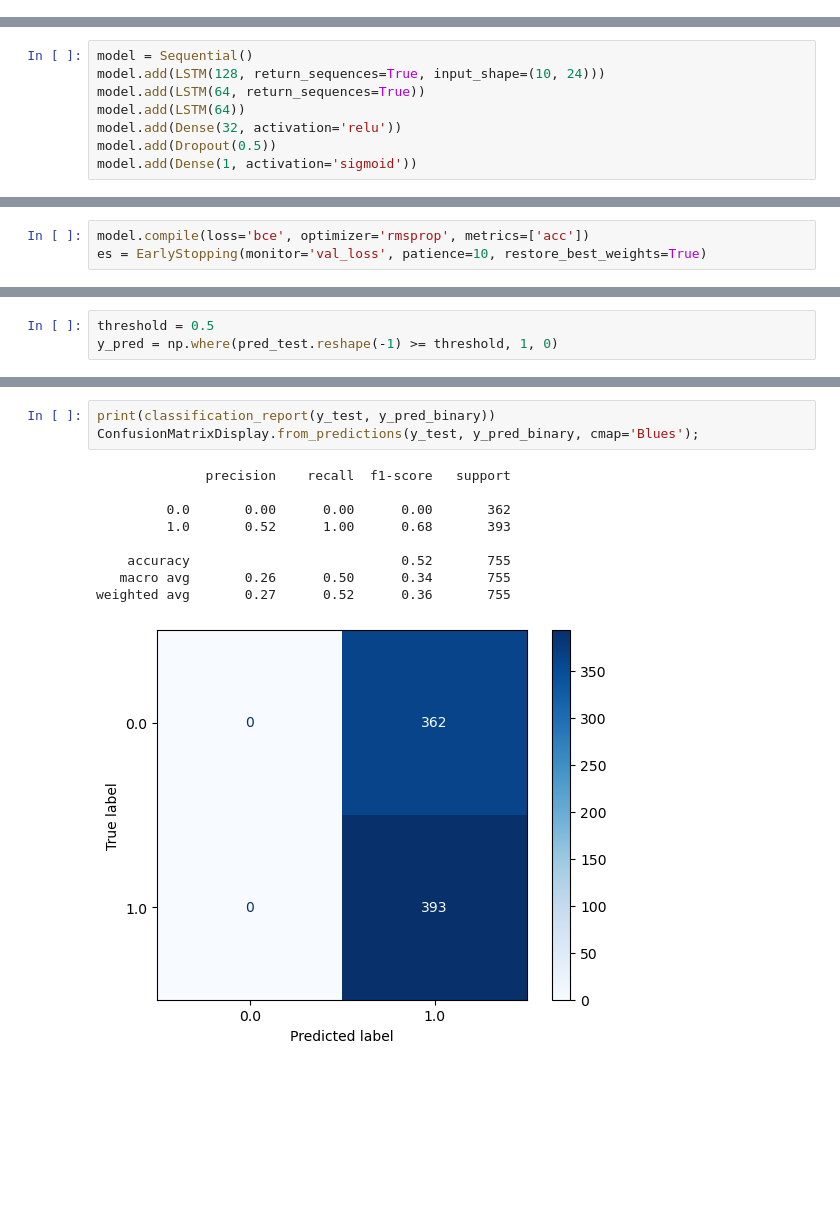
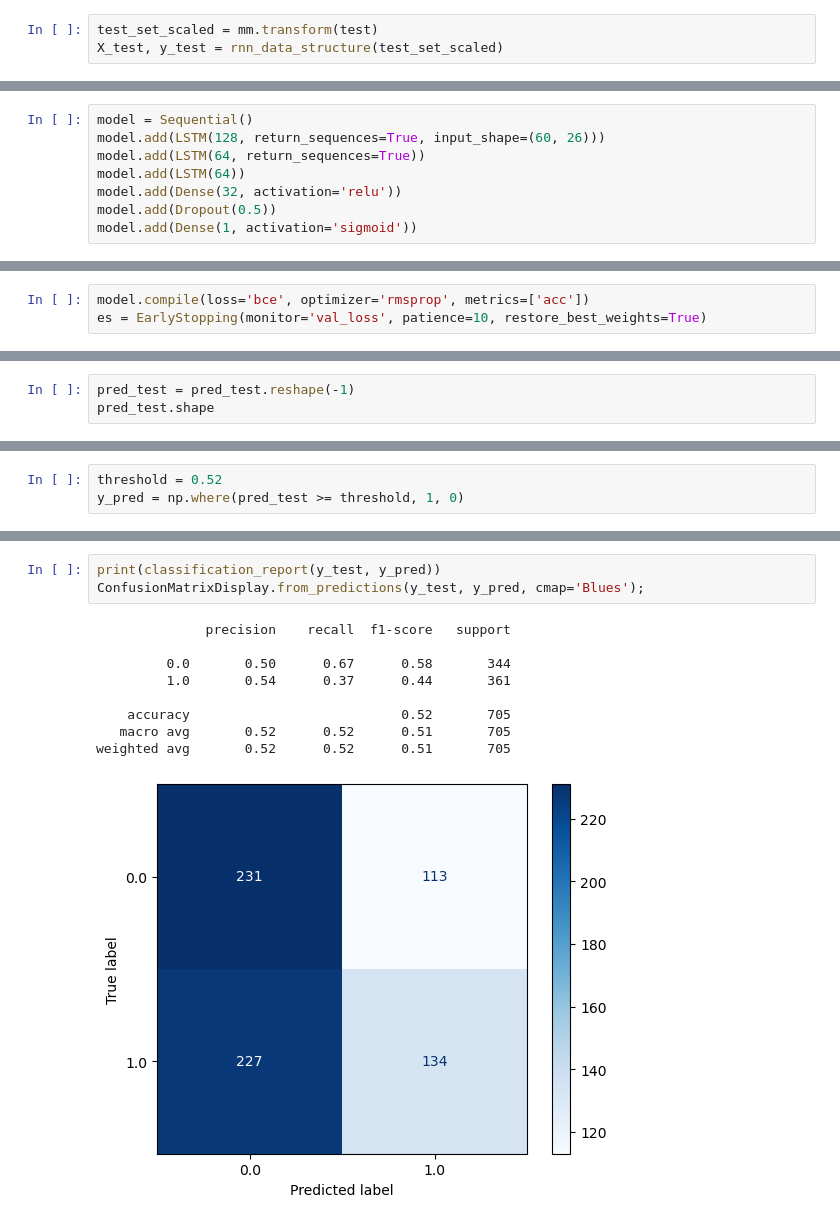
Before and after one commit to MasoodDastan/fomc, a Jupyter notebook: notebooks/07-Models.ipynb, the cells around one changed output, grey strips where cells are left out. Drawn from its saved outputs; the diff is of its cells as text; blank space fills up the shorter version.

```diff
--- a/notebooks/07-Models.ipynb
+++ b/notebooks/07-Models.ipynb
@@ -153,0 +91,3 @@ X_test.shape
+# %%
+test_set_scaled = mm.transform(test)
+X_test, y_test = rnn_data_structure(test_set_scaled)
@@ -154,6 +104,6 @@ X_test.shape
 # %%
 model = Sequential()
-model.add(LSTM(128, return_sequences=True, input_shape=(10, 24)))
+model.add(LSTM(128, return_sequences=True, input_shape=(60, 26)))
 model.add(LSTM(64, return_sequences=True))
 model.add(LSTM(64))
 model.add(Dense(32, activation='relu'))
@@ -210,0 +179,3 @@ pred_test = model.predict(X_test)
+# %%
+pred_test = pred_test.reshape(-1)
+pred_test.shape
@@ -211,3 +190,3 @@ pred_test = model.predict(X_test)
 # %%
-threshold = 0.5
-y_pred = np.where(pred_test.reshape(-1) >= threshold, 1, 0)
+threshold = 0.52
+y_pred = np.where(pred_test >= threshold, 1, 0)
@@ -226,13 +201,13 @@ Confusion Matrix:
 # %%
-print(classification_report(y_test, y_pred_binary))
-ConfusionMatrixDisplay.from_predictions(y_test, y_pred_binary, cmap='Blues');
+print(classification_report(y_test, y_pred))
+ConfusionMatrixDisplay.from_predictions(y_test, y_pred, cmap='Blues');
 # %% [output]
               precision    recall  f1-score   support
 
-         0.0       0.00      0.00      0.00       362
-         1.0       0.52      1.00      0.68       393
+         0.0       0.50      0.67      0.58       344
+         1.0       0.54      0.37      0.44       361
 
-    accuracy                           0.52       755
-   macro avg       0.26      0.50      0.34       755
-weighted avg       0.27      0.52      0.36       755
+    accuracy                           0.52       705
+   macro avg       0.52      0.52      0.51       705
+weighted avg       0.52      0.52      0.51       705
-[figure, old version]
+[figure, new version]
```
Also changed, not shown: parts of 32 cells of this notebook, 1 other file.
